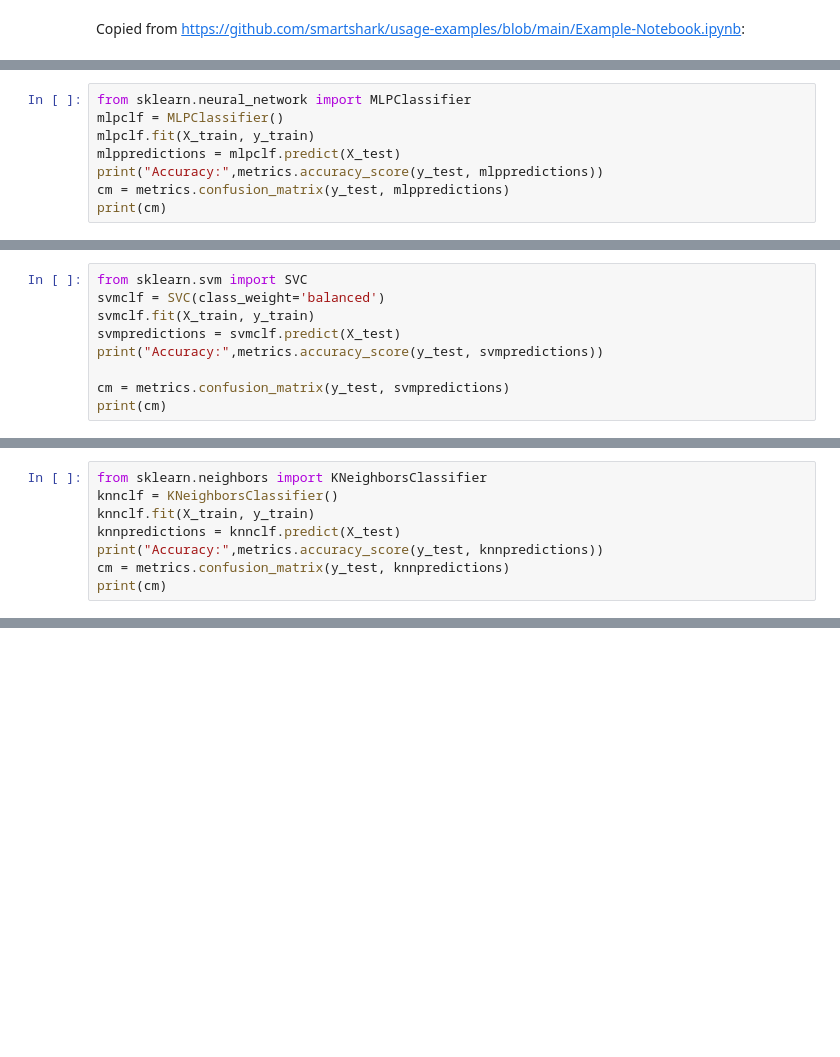
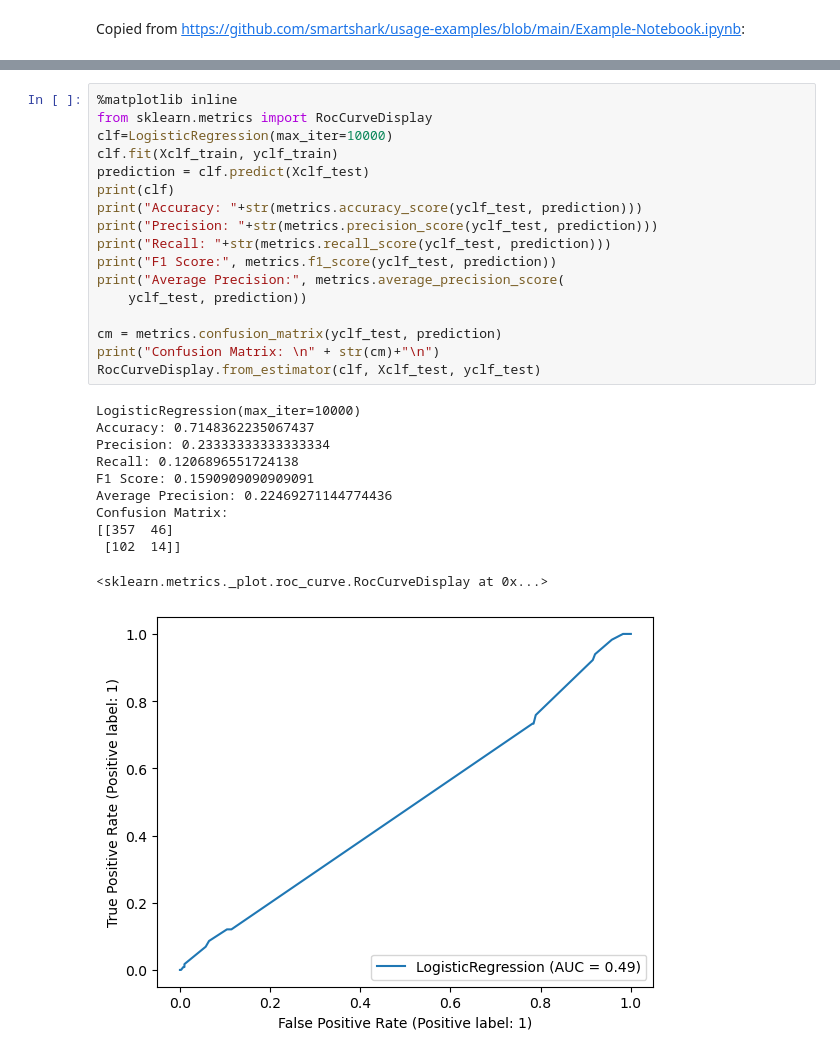
Before and after one commit to TobiAp1510/KI-Grundlagen2023, a Jupyter notebook: Daten holen und Features_2022_23.ipynb, the cells around one changed output, grey strips where cells are left out. Cells and saved outputs as stored; diff of their text form; blank space fills up the shorter version.

```diff
--- a/Daten holen und Features_2022_23.ipynb
+++ b/Daten holen und Features_2022_23.ipynb
@@ -245,8 +230,0 @@ Accuracy: 0.7974122524840946
-# %%
-from sklearn.neural_network import MLPClassifier
-mlpclf = MLPClassifier()
-mlpclf.fit(X_train, y_train)
-mlppredictions = mlpclf.predict(X_test)
-print("Accuracy:",metrics.accuracy_score(y_test, mlppredictions))
-cm = metrics.confusion_matrix(y_test, mlppredictions)
-print(cm)
@@ -257,9 +230,0 @@ Accuracy: 0.7974122524840946
-# %%
-from sklearn.svm import SVC
-svmclf = SVC(class_weight='balanced')
-svmclf.fit(X_train, y_train)
-svmpredictions = svmclf.predict(X_test)
-print("Accuracy:",metrics.accuracy_score(y_test, svmpredictions))
-
-cm = metrics.confusion_matrix(y_test, svmpredictions)
-print(cm)
@@ -270,8 +230,0 @@ Accuracy: 0.4695832439774108
-# %%
-from sklearn.neighbors import KNeighborsClassifier
-knnclf = KNeighborsClassifier()
-knnclf.fit(X_train, y_train)
-knnpredictions = knnclf.predict(X_test)
-print("Accuracy:",metrics.accuracy_score(y_test, knnpredictions))
-cm = metrics.confusion_matrix(y_test, knnpredictions)
-print(cm)
@@ -295,0 +313,29 @@ NameError: name 'score' is not defined
+# %%
+%matplotlib inline
+from sklearn.metrics import RocCurveDisplay
+clf=LogisticRegression(max_iter=10000)
+clf.fit(Xclf_train, yclf_train)
+prediction = clf.predict(Xclf_test)
+print(clf)
+print("Accuracy: "+str(metrics.accuracy_score(yclf_test, prediction)))
+print("Precision: "+str(metrics.precision_score(yclf_test, prediction)))
+print("Recall: "+str(metrics.recall_score(yclf_test, prediction)))
+print("F1 Score:", metrics.f1_score(yclf_test, prediction))
+print("Average Precision:", metrics.average_precision_score(
+    yclf_test, prediction))
+
+cm = metrics.confusion_matrix(yclf_test, prediction)
+print("Confusion Matrix: \n" + str(cm)+"\n")
+RocCurveDisplay.from_estimator(clf, Xclf_test, yclf_test)
+# %% [output]
+LogisticRegression(max_iter=10000)
+Accuracy: 0.7148362235067437
+Precision: 0.23333333333333334
+Recall: 0.1206896551724138
+F1 Score: 0.1590909090909091
+Average Precision: 0.22469271144774436
+Confusion Matrix:
+[[357  46]
+ [102  14]]
+<sklearn.metrics._plot.roc_curve.RocCurveDisplay at 0x...>
+[figure, added]
```
Also changed, not shown: parts of 18 cells of this notebook.
